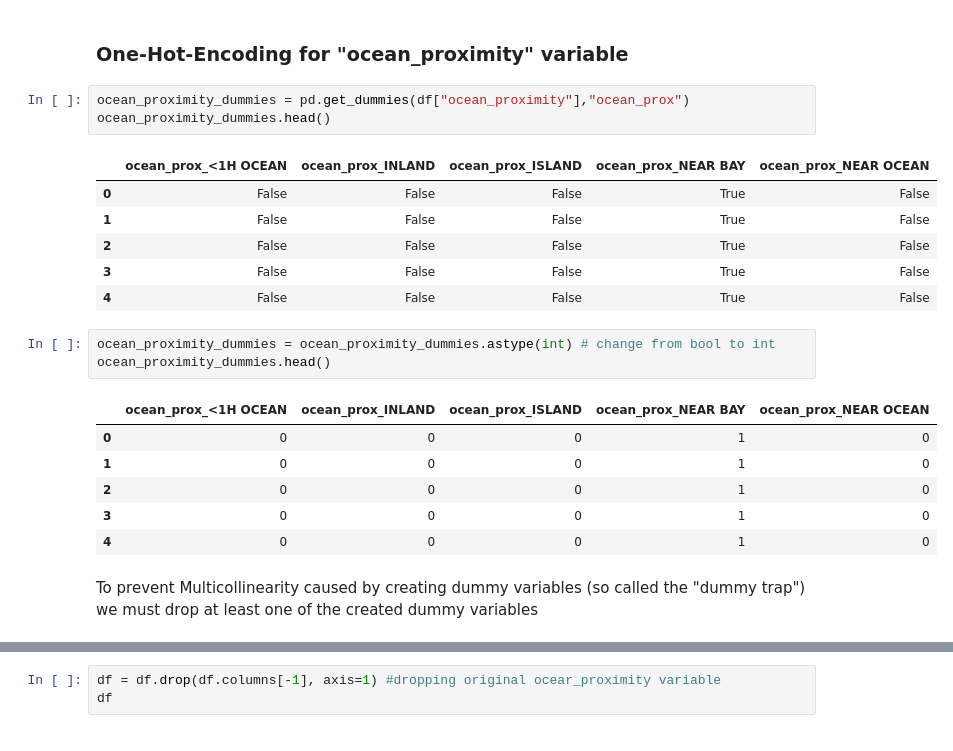
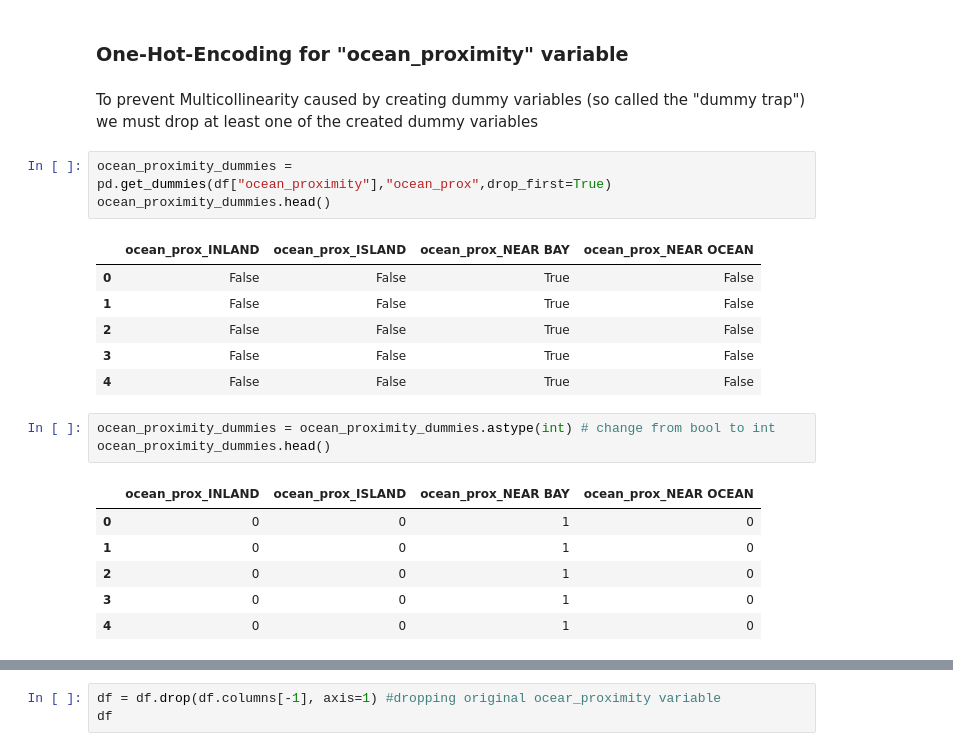
Before and after one commit to MiruSTAT/ML-HousePrices, a Jupyter notebook: Linear-Regression.ipynb, the cells around one changed output, grey strips where cells are left out. Drawn from its saved outputs; the diff is of its cells as text.

```diff
--- a/Linear-Regression.ipynb
+++ b/Linear-Regression.ipynb
@@ -134,25 +137,25 @@ dtypes: float64(4), int64(5), object(1)
 memory usage: 1.7+ MB
 # %% [markdown]
 ### **One-Hot-Encoding for "ocean_proximity" variable**
+# %% [markdown]
+To prevent Multicollinearity caused by creating dummy variables (so called the "dummy trap") we must drop at least one of the created dummy variables
 # %%
-ocean_proximity_dummies = pd.get_dummies(df["ocean_proximity"],"ocean_prox")
+ocean_proximity_dummies = pd.get_dummies(df["ocean_proximity"],"ocean_prox",drop_first=True)
 ocean_proximity_dummies.head()
 # %% [output]
-|  | ocean_prox_<1H OCEAN | ocean_prox_INLAND | ocean_prox_ISLAND | ocean_prox_NEAR BAY | ocean_prox_NEAR OCEAN |
-| 0 | False | False | False | True | False |
-| 1 | False | False | False | True | False |
-| 2 | False | False | False | True | False |
-| 3 | False | False | False | True | False |
-| 4 | False | False | False | True | False |
+|  | ocean_prox_INLAND | ocean_prox_ISLAND | ocean_prox_NEAR BAY | ocean_prox_NEAR OCEAN |
+| 0 | False | False | True | False |
+| 1 | False | False | True | False |
+| 2 | False | False | True | False |
+| 3 | False | False | True | False |
+| 4 | False | False | True | False |
 # %%
 ocean_proximity_dummies = ocean_proximity_dummies.astype(int) # change from bool to int
 ocean_proximity_dummies.head()
 # %% [output]
-|  | ocean_prox_<1H OCEAN | ocean_prox_INLAND | ocean_prox_ISLAND | ocean_prox_NEAR BAY | ocean_prox_NEAR OCEAN |
-| 0 | 0 | 0 | 0 | 1 | 0 |
-| 1 | 0 | 0 | 0 | 1 | 0 |
-| 2 | 0 | 0 | 0 | 1 | 0 |
-| 3 | 0 | 0 | 0 | 1 | 0 |
-| 4 | 0 | 0 | 0 | 1 | 0 |
+|  | ocean_prox_INLAND | ocean_prox_ISLAND | ocean_prox_NEAR BAY | ocean_prox_NEAR OCEAN |
+| 0 | 0 | 0 | 1 | 0 |
+| 1 | 0 | 0 | 1 | 0 |
+| 2 | 0 | 0 | 1 | 0 |
+| 3 | 0 | 0 | 1 | 0 |
+| 4 | 0 | 0 | 1 | 0 |
-# %% [markdown]
-To prevent Multicollinearity caused by creating dummy variables (so called the "dummy trap") we must drop at least one of the created dummy variables
```
Also changed, not shown: parts of 20 cells of this notebook.
